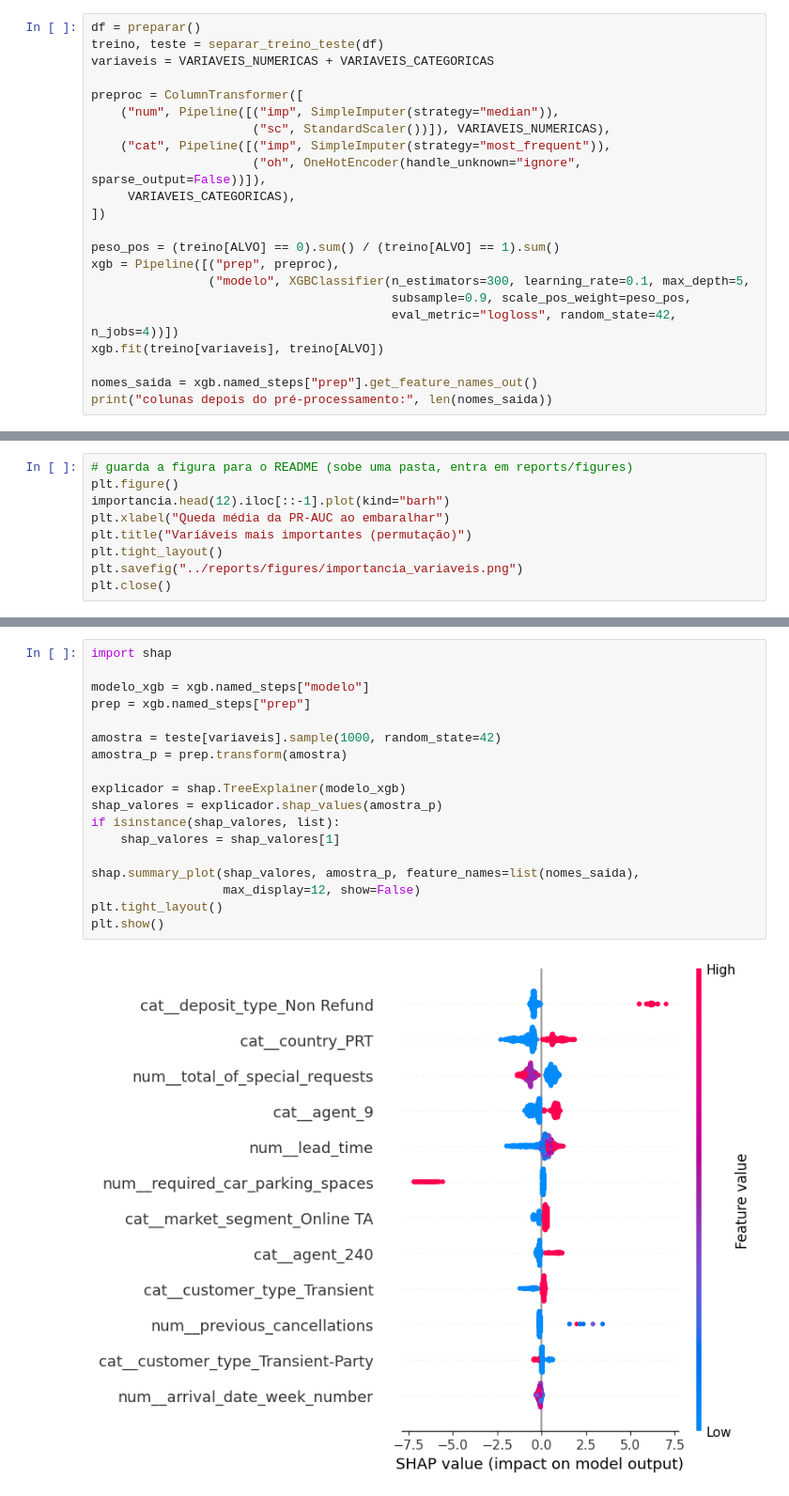
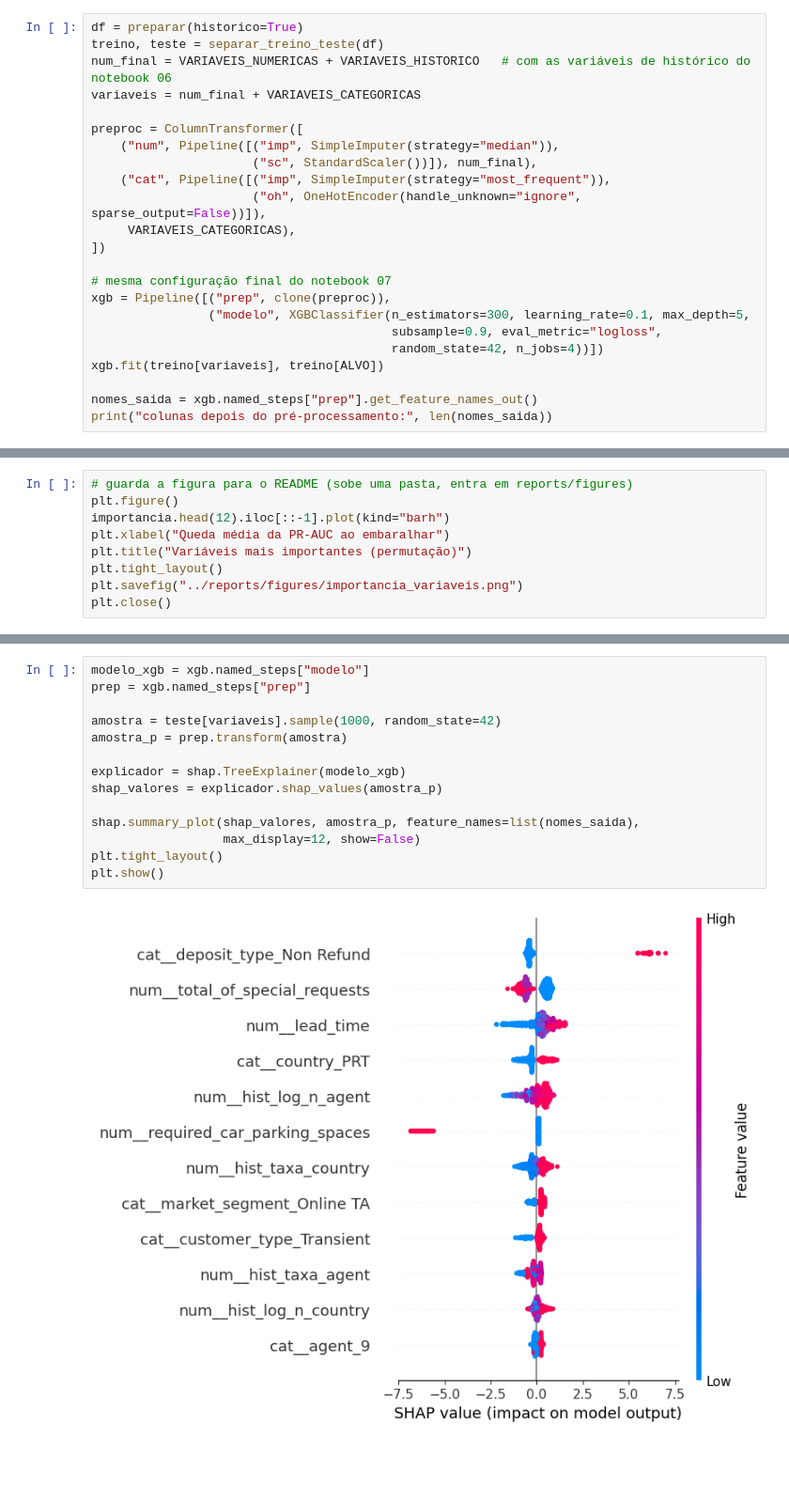
Before and after one commit to josepharroyoh/hotel-cancellation-ml, a Jupyter notebook: notebooks/08_explainability_error_analysis.ipynb, the cells around one changed output, grey strips where cells are left out. Shown at 94% size. Cells and saved outputs as stored; diff of their text form; blank space fills up the shorter version.

```diff
--- a/notebooks/08_explainability_error_analysis.ipynb
+++ b/notebooks/08_explainability_error_analysis.ipynb
@@ -41,21 +43,22 @@ LIMIAR = 0.40   # notebook 06
 # %%
-df = preparar()
+df = preparar(historico=True)
 treino, teste = separar_treino_teste(df)
-variaveis = VARIAVEIS_NUMERICAS + VARIAVEIS_CATEGORICAS
+num_final = VARIAVEIS_NUMERICAS + VARIAVEIS_HISTORICO   # com as variáveis de histórico do notebook 06
+variaveis = num_final + VARIAVEIS_CATEGORICAS
 
 preproc = ColumnTransformer([
     ("num", Pipeline([("imp", SimpleImputer(strategy="median")),
-                      ("sc", StandardScaler())]), VARIAVEIS_NUMERICAS),
+                      ("sc", StandardScaler())]), num_final),
     ("cat", Pipeline([("imp", SimpleImputer(strategy="most_frequent")),
                       ("oh", OneHotEncoder(handle_unknown="ignore", sparse_output=False))]),
      VARIAVEIS_CATEGORICAS),
 ])
 
-peso_pos = (treino[ALVO] == 0).sum() / (treino[ALVO] == 1).sum()
-xgb = Pipeline([("prep", preproc),
+# mesma configuração final do notebook 07
+xgb = Pipeline([("prep", clone(preproc)),
                 ("modelo", XGBClassifier(n_estimators=300, learning_rate=0.1, max_depth=5,
-                                         subsample=0.9, scale_pos_weight=peso_pos,
-                                         eval_metric="logloss", random_state=42, n_jobs=4))])
+                                         subsample=0.9, eval_metric="logloss",
+                                         random_state=42, n_jobs=4))])
 xgb.fit(treino[variaveis], treino[ALVO])
 
 nomes_saida = xgb.named_steps["prep"].get_feature_names_out()
@@ -152,20 +179,16 @@ específica. Não substitui as anteriores, complementa.
 # %%
-import shap
-
 modelo_xgb = xgb.named_steps["modelo"]
 prep = xgb.named_steps["prep"]
 
 amostra = teste[variaveis].sample(1000, random_state=42)
 amostra_p = prep.transform(amostra)
 
 explicador = shap.TreeExplainer(modelo_xgb)
 shap_valores = explicador.shap_values(amostra_p)
-if isinstance(shap_valores, list):
-    shap_valores = shap_valores[1]
 
 shap.summary_plot(shap_valores, amostra_p, feature_names=list(nomes_saida),
                   max_display=12, show=False)
 plt.tight_layout()
 plt.show()
 # %% [output]
-[figure, old version]
+[figure, new version]
```
Also changed, not shown: parts of 28 cells of this notebook.
